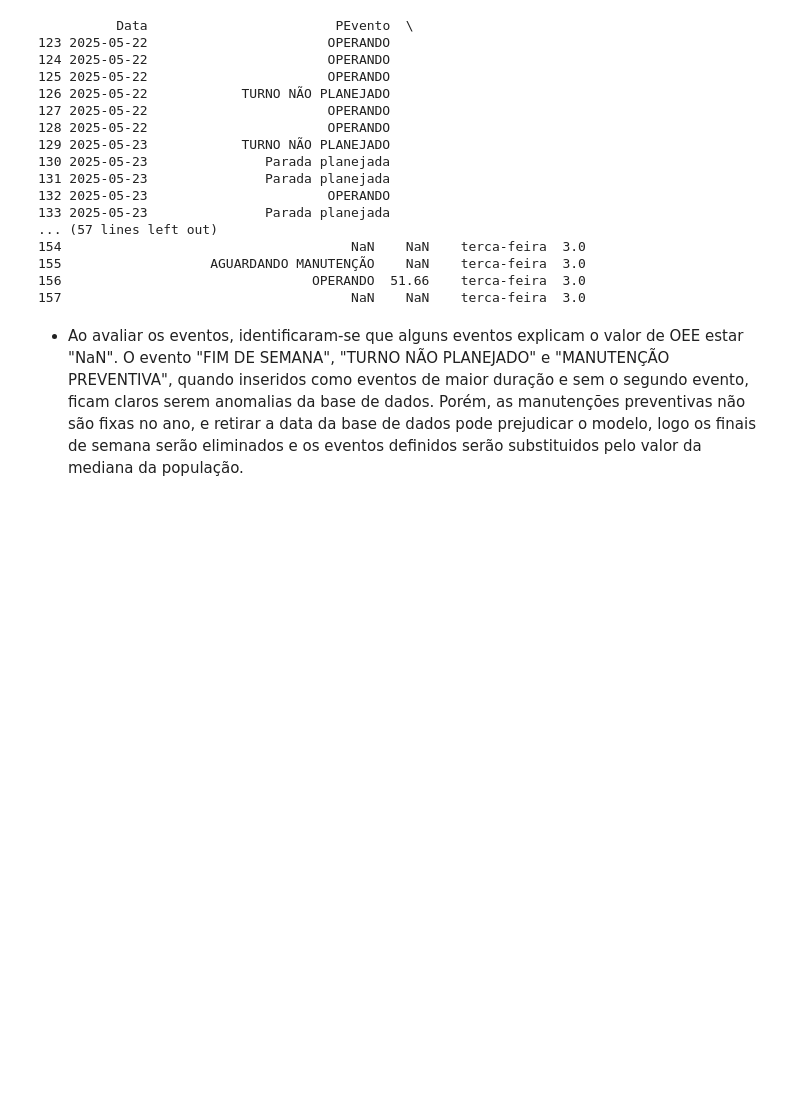
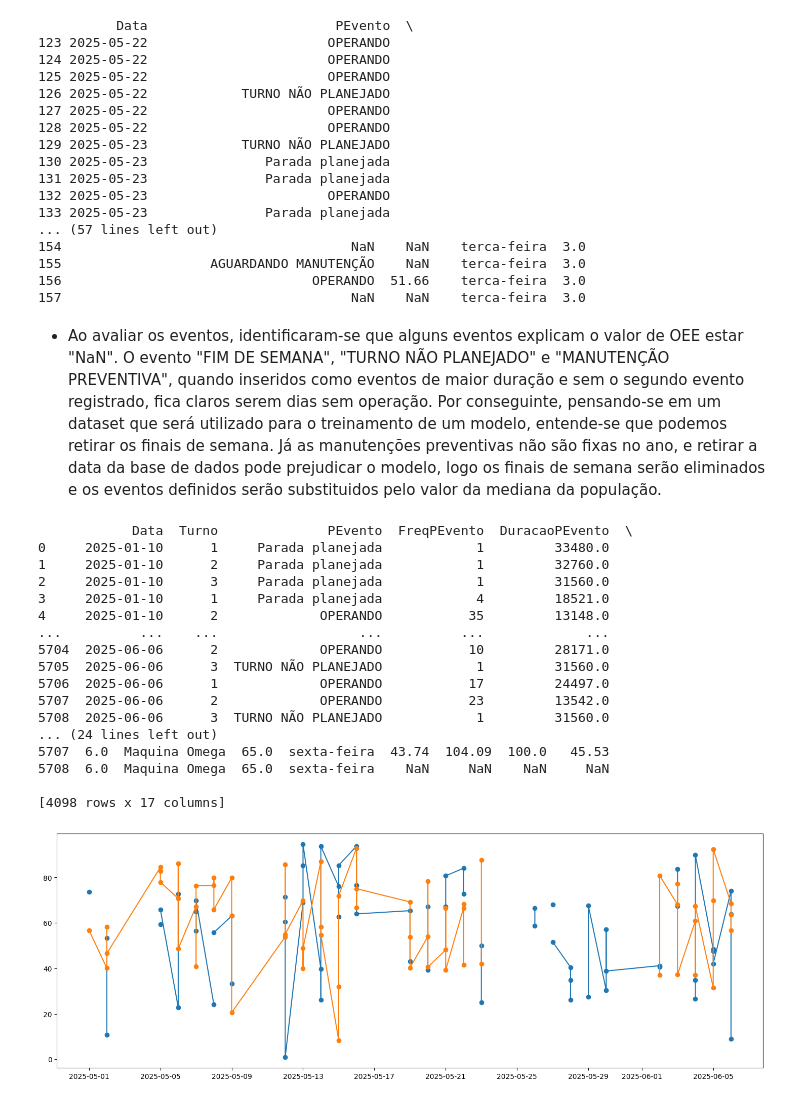
Before and after one commit to enakirimoto/projeto-puc-analise-de-dados-e-boas-praticas, a Jupyter notebook: Template_Análise_de_Dados_e_Boas_Práticas_(40530010055_20250_01).ipynb, the cells around one changed output. Saved outputs shown, nothing was run; the diff lists cells and outputs as text; code cells hidden in the pictures; blank space fills up the shorter version.

Commit message:
Mais limpeza de dados

```diff
--- a/Template_Análise_de_Dados_e_Boas_Práticas_(40530010055_20250_01).ipynb
+++ b/Template_Análise_de_Dados_e_Boas_Práticas_(40530010055_20250_01).ipynb
@@ -602,4 +602,39 @@ print(df_colunas_selecionadas)
 156                                OPERANDO  51.66    terca-feira  3.0
 157                                     NaN    NaN    terca-feira  3.0
 # %% [markdown]
-- Ao avaliar os eventos, identificaram-se que alguns eventos explicam o valor de OEE estar "NaN". O evento "FIM DE SEMANA", "TURNO NÃO PLANEJADO" e "MANUTENÇÃO PREVENTIVA", quando inseridos como eventos de maior duração e sem o segundo evento, ficam claros serem anomalias da base de dados. Porém, as manutenções preventivas não são fixas no ano, e retirar a data da base de dados pode prejudicar o modelo, logo os finais de semana serão eliminados e os eventos definidos serão substituidos pelo valor da mediana da população.
+- Ao avaliar os eventos, identificaram-se que alguns eventos explicam o valor de OEE estar "NaN". O evento "FIM DE SEMANA", "TURNO NÃO PLANEJADO" e "MANUTENÇÃO PREVENTIVA", quando inseridos como eventos de maior duração e sem o segundo evento registrado, fica claros serem dias sem operação. Por conseguinte, pensando-se em um dataset que será utilizado para o treinamento de um modelo, entende-se que podemos retirar os finais de semana. Já as manutenções preventivas não são fixas no ano, e retirar a data da base de dados pode prejudicar o modelo, logo os finais de semana serão eliminados e os eventos definidos serão substituidos pelo valor da mediana da população.
+# %%
+df = df[~df["Dds"].isin([1, 7])]
+print(df)
+
+# Filtrar parte dos dados para conseguir avaliar o gráfico
+df_filtered = df_filtered[~df_filtered["Dds"].isin([1,7])]
+
+# Criar gráfico
+fig, ax = plt.subplots(figsize=(18, 6))
+
+# Plotar OEE para cada máquina
+for machine in ['Maquina Alpha', 'Maquina Beta']:
+    df_machine = df_filtered[df_filtered['Maquina'] == machine]
+    ax.plot(df_machine['Data'], df_machine['OEE'], marker='o', linestyle='-', label=machine)
+
+plt.show()
+# %% [output]
+            Data  Turno              PEvento  FreqPEvento  DuracaoPEvento  \
+0     2025-01-10      1     Parada planejada            1         33480.0
+1     2025-01-10      2     Parada planejada            1         32760.0
+2     2025-01-10      3     Parada planejada            1         31560.0
+3     2025-01-10      1     Parada planejada            4         18521.0
+4     2025-01-10      2             OPERANDO           35         13148.0
+...          ...    ...                  ...          ...             ...
+5704  2025-06-06      2             OPERANDO           10         28171.0
+5705  2025-06-06      3  TURNO NÃO PLANEJADO            1         31560.0
+5706  2025-06-06      1             OPERANDO           17         24497.0
+5707  2025-06-06      2             OPERANDO           23         13542.0
+5708  2025-06-06      3  TURNO NÃO PLANEJADO            1         31560.0
+... (24 lines left out)
+5707  6.0  Maquina Omega  65.0  sexta-feira  43.74  104.09  100.0   45.53
+5708  6.0  Maquina Omega  65.0  sexta-feira    NaN     NaN    NaN     NaN
+
+[4098 rows x 17 columns]
+[figure, added]
```
Also changed, not shown: parts of 2 cells of this notebook.
